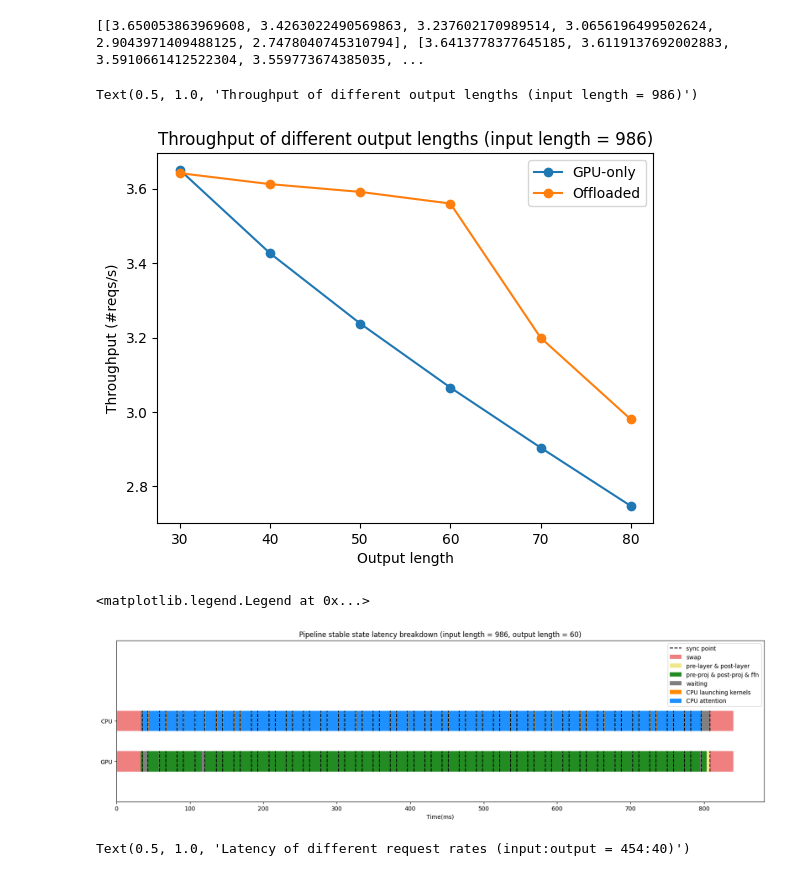
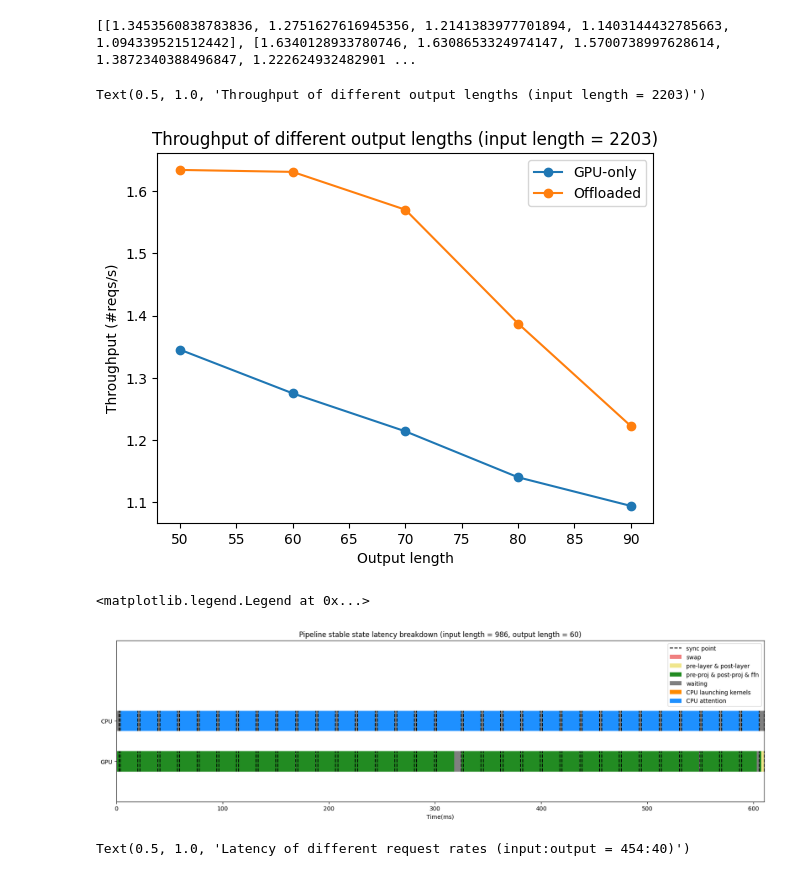
Before and after one commit to SwiftSeal03/swiftLLM, a Jupyter notebook: profile/e2e-illst.ipynb, the cells around one changed output. Saved outputs shown, nothing was run; the diff lists cells and outputs as text; code cells hidden in the pictures.

```diff
--- a/profile/e2e-illst.ipynb
+++ b/profile/e2e-illst.ipynb
@@ -3,14 +3,14 @@ import matplotlib.pyplot as plt
 import json
 import numpy as np
 
-in_len = 986
-num_data = 3000
-output_lens = [30, 40, 50, 60, 70, 80]
+in_len = 2203
+num_data = 1000
+output_lens = [50, 60, 70, 80, 90]
 
 tps = [[], []]
 
 for out_len in output_lens:
-  path_prefix = '../data/d0827/'
+  path_prefix = '../data/d0919/'
   file_names = [f'{num_data}-{in_len}-{out_len}-True.json', f'{num_data}-{in_len}-{out_len}-False.json']
   # file_names = [f'{num_data}-{out_len}-True.json', f'{num_data}-{out_len}-False.json']
   file_names = [path_prefix + f for f in file_names]
@@ -33,15 +33,15 @@ plt.ylabel('Throughput (#reqs/s)')
 plt.legend()
 plt.title(f'Throughput of different output lengths (input length = {in_len})')
 # %% [output]
-[[3.650053863969608, 3.4263022490569863, 3.237602170989514, 3.0656196499502624, 2.9043971409488125, 2.7478040745310794], [3.6413778377645185, 3.6119137692002883, 3.5910661412522304, 3.559773674385035, ...
+[[1.3453560838783836, 1.2751627616945356, 1.2141383977701894, 1.1403144432785663, 1.094339521512442], [1.6340128933780746, 1.6308653324974147, 1.5700738997628614, 1.3872340388496847, 1.222624932482901 ...
-Text(0.5, 1.0, 'Throughput of different output lengths (input length = 986)')
+Text(0.5, 1.0, 'Throughput of different output lengths (input length = 2203)')
-[figure, old version]
+[figure, new version]
 # %%
 import json
 import numpy as np
 
-swapin_time = 33
-swapout_time = 32
+swapin_time = 0
+swapout_time = 0
 
 def barh_accum(ys, xs, left, color, label):
   """
@@ -88,34 +88,36 @@ def pipeline_batch_breakdown(last: int):
   left = barh_sync(ys, left)
 
   # Middle
   for i in range(-1, last - 1):
     left = barh_accum(ys, [linear_times[i], 0], left, color="forestgreen", label="pre-proj & post-proj & ffn")
     left = barh_accum(ys, [0, cpuwait_times[i]], left, color="darkorange", label="CPU launching kernels")
     left = barh_accum(ys, [0, cpudec_times[i]], left, color="dodgerblue", label="CPU attention")
     left = barh_sync(ys, left)
 
   if last == 64:
     last_stage_time = data["last_stage_time"]
     last_postproj_time = last_stage_time - max(linear_times[-2], cpuwrk_times[-2])
     left = barh_accum(ys, [last_postproj_time, 0], left, color="forestgreen", label="pre-proj & post-proj & ffn")
     left = barh_accum(ys, [data["postlayer_time"], 0], left, color="khaki", label="pre-layer & post-layer")
     left = barh_sync(ys, left)
 
     # Swap-out
     left = barh_accum(ys, [swapout_time, swapout_time], left, color="lightcoral", label="swap")
 
   plt.xlabel("Time(ms)")
   plt.ylim(-1, 3)
   plt.title("Pipeline stable state latency breakdown (input length = 986, output length = 60)")
 
+  print(f"total time: {left[0]}")
+
 plt.figure(figsize=(20, 5))
 pipeline_batch_breakdown(64)
 handles, labels = plt.gca().get_legend_handles_labels()
 by_label = dict(zip(labels, handles))
 plt.legend(by_label.values(), by_label.keys())
 # %% [output]
 <matplotlib.legend.Legend at 0x...>
-[figure, old version]
+[figure, new version]
 # %%
 import matplotlib.pyplot as plt
 
```
Also changed, not shown: parts of 1 cell of this notebook, 10 other files.
